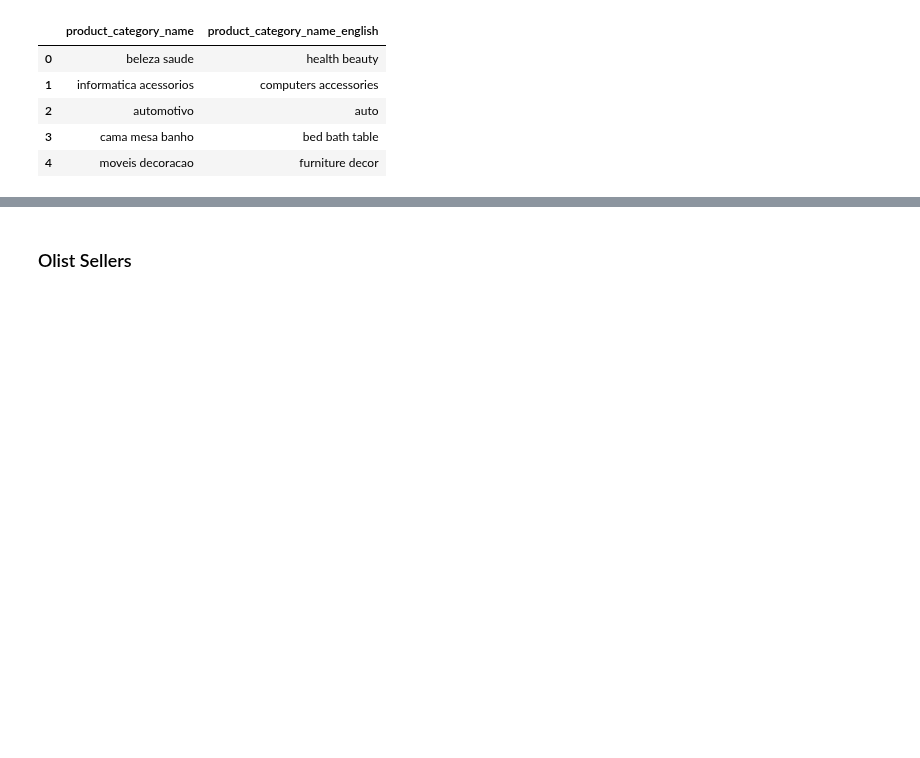
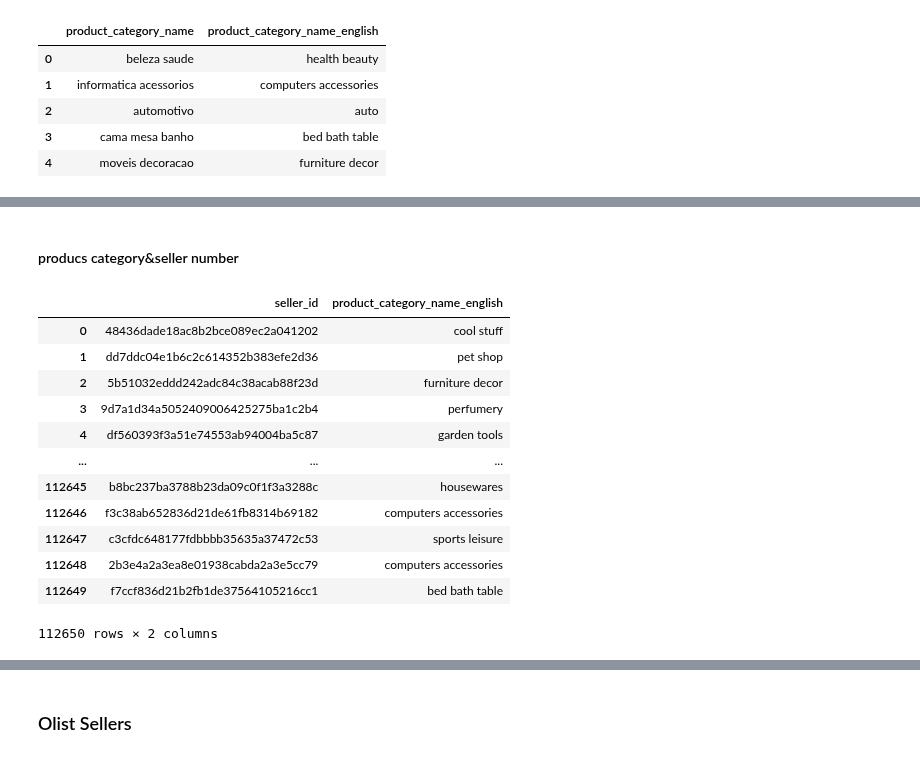
Before and after one commit to hilarylimyuxuan/Customer-Segmentation-Model, a Jupyter notebook: Olist Customer Segmentation Model.ipynb, the cells around one changed output, grey strips where cells are left out. Saved outputs shown, nothing was run; the diff lists cells and outputs as text; code cells hidden in the pictures; blank space fills up the shorter version.

```diff
--- a/Olist Customer Segmentation Model.ipynb
+++ b/Olist Customer Segmentation Model.ipynb
@@ -291,0 +349,20 @@ product_totalDf
+# %% [markdown]
+#### producs category&seller number
+# %%
+prd_sellers=pd.DataFrame()
+prd_sellers=order_items[['seller_id','product_category_name_english']]
+prd_sellers
+# %% [output]
+|  | seller_id | product_category_name_english |
+| 0 | 48436dade18ac8b2bce089ec2a041202 | cool stuff |
+| 1 | dd7ddc04e1b6c2c614352b383efe2d36 | pet shop |
+| 2 | 5b51032eddd242adc84c38acab88f23d | furniture decor |
+| 3 | 9d7a1d34a5052409006425275ba1c2b4 | perfumery |
+| 4 | df560393f3a51e74553ab94004ba5c87 | garden tools |
+| ... | ... | ... |
+| 112645 | b8bc237ba3788b23da09c0f1f3a3288c | housewares |
+| 112646 | f3c38ab652836d21de61fb8314b69182 | computers accessories |
+| 112647 | c3cfdc648177fdbbbb35635a37472c53 | sports leisure |
+| 112648 | 2b3e4a2a3ea8e01938cabda2a3e5cc79 | computers accessories |
+| 112649 | f7ccf836d21b2fb1de37564105216cc1 | bed bath table |
+112650 rows × 2 columns
```
Also changed, not shown: parts of 44 cells of this notebook.
